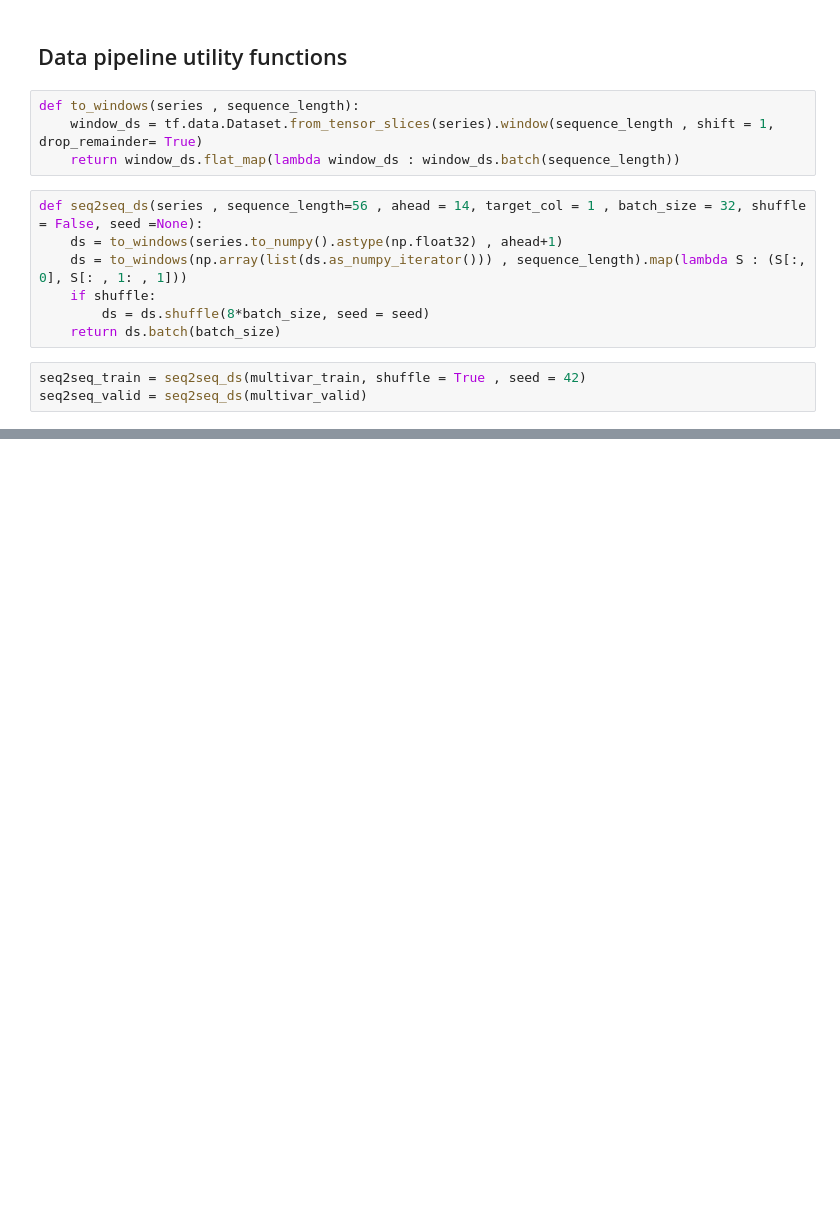
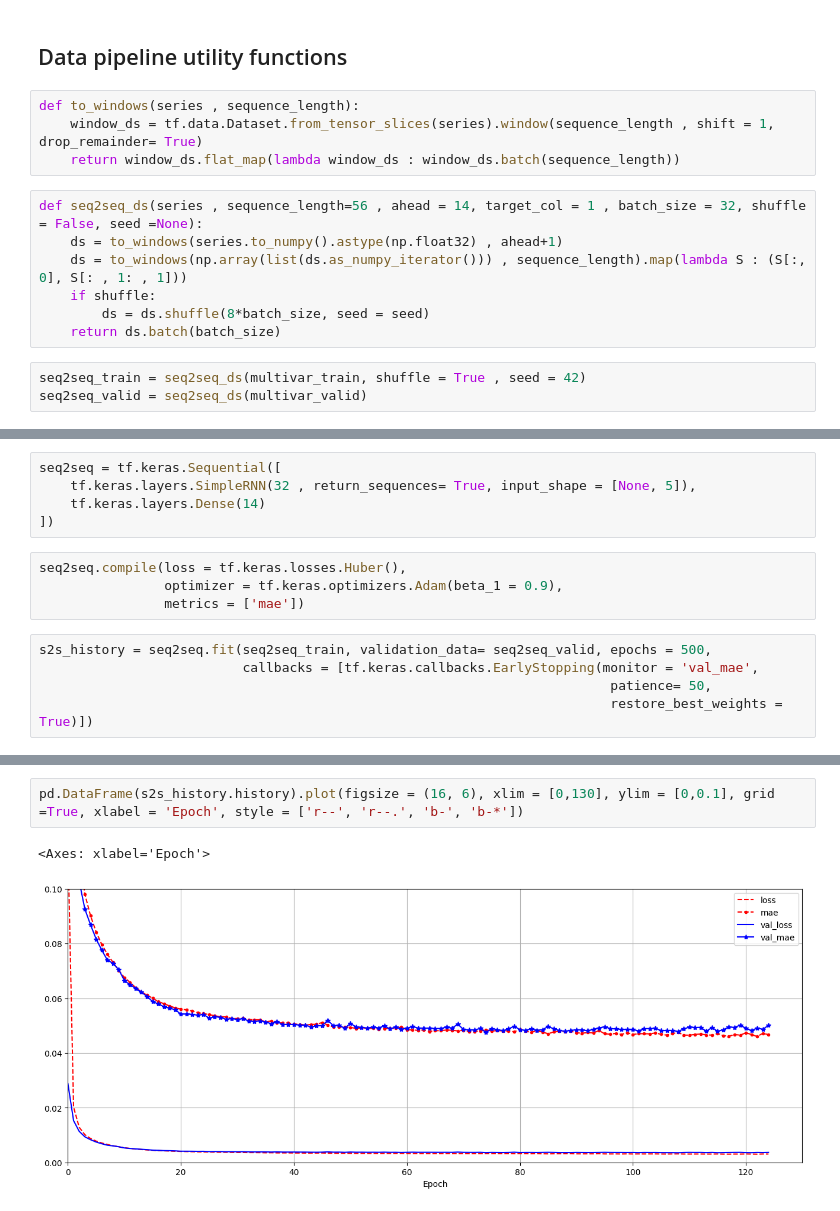
Before and after one commit to isthismanas/RNNs-and-NLP, a Jupyter notebook: Chicago Transit.ipynb, the cells around one changed output, grey strips where cells are left out. Drawn from its saved outputs; the diff is of its cells as text; blank space fills up the shorter version.

Commit message:
Successfully trained a Sequence to Sequence model

```diff
--- a/Chicago Transit.ipynb
+++ b/Chicago Transit.ipynb
@@ -256,0 +259,14 @@ seq2seq_valid = seq2seq_ds(multivar_valid)
+# %%
+seq2seq = tf.keras.Sequential([
+    tf.keras.layers.SimpleRNN(32 , return_sequences= True, input_shape = [None, 5]),
+    tf.keras.layers.Dense(14)
+])
+# %%
+seq2seq.compile(loss = tf.keras.losses.Huber(),
+                optimizer = tf.keras.optimizers.Adam(beta_1 = 0.9),
+                metrics = ['mae'])
+# %%
+s2s_history = seq2seq.fit(seq2seq_train, validation_data= seq2seq_valid, epochs = 500,
+                          callbacks = [tf.keras.callbacks.EarlyStopping(monitor = 'val_mae',
+                                                                         patience= 50,
+                                                                         restore_best_weights = True)])
@@ -256,0 +293,5 @@ seq2seq_valid = seq2seq_ds(multivar_valid)
+# %%
+pd.DataFrame(s2s_history.history).plot(figsize = (16, 6), xlim = [0,130], ylim = [0,0.1], grid =True, xlabel = 'Epoch', style = ['r--', 'r--.', 'b-', 'b-*'])
+# %% [output]
+<Axes: xlabel='Epoch'>
+[figure, added]
```
Also changed, not shown: parts of 2 cells of this notebook.
